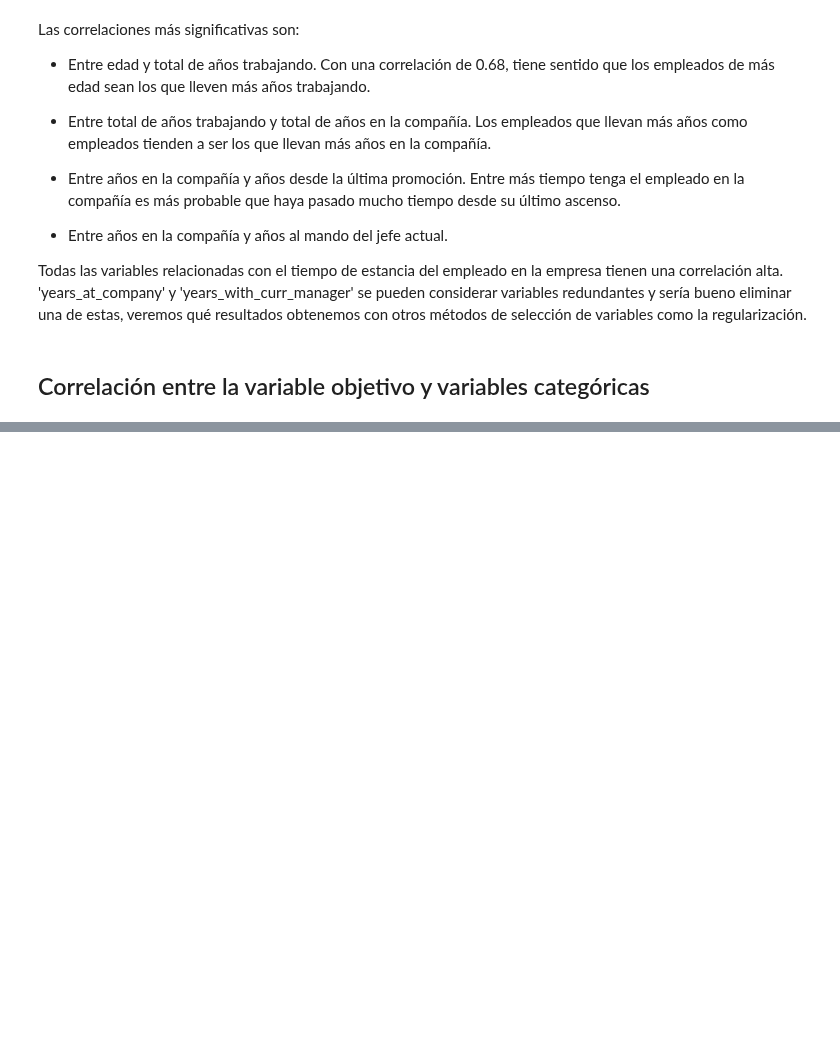
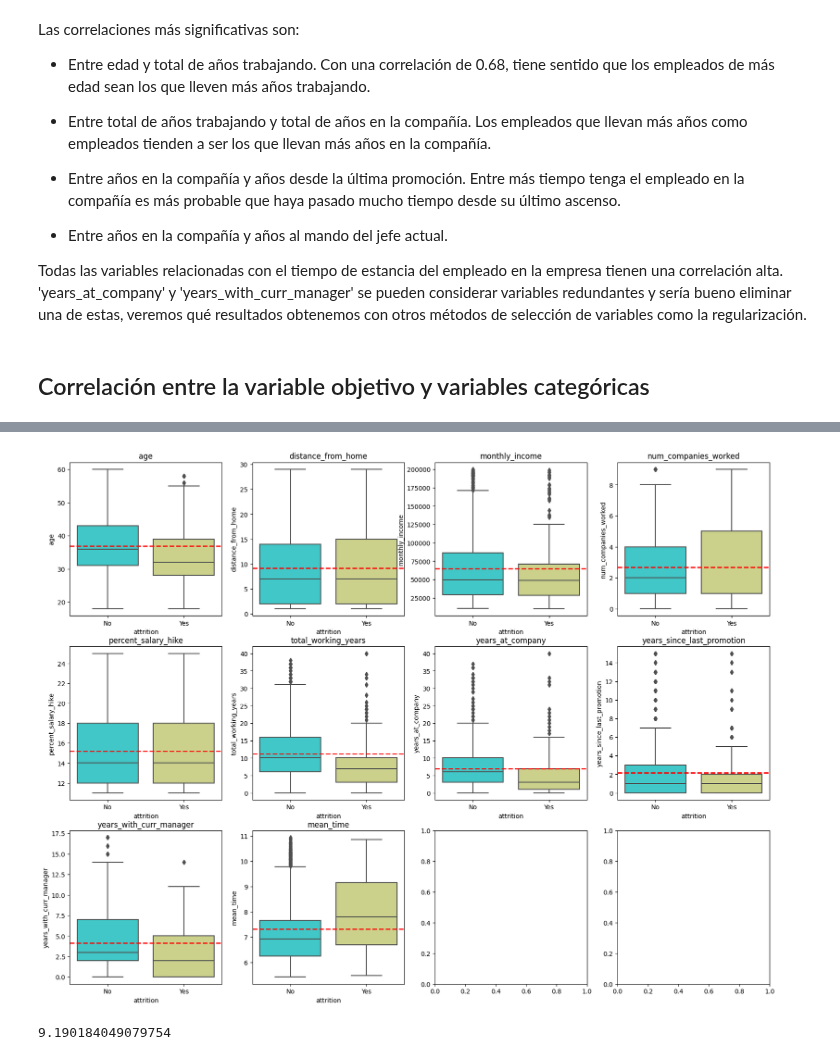
Before and after one commit to AlexanderBedoyaC/pediccion_abandono_empleo, a Jupyter notebook: 5. Alex - Análisis de correlación.ipynb, the cells around one changed output, grey strips where cells are left out. Cells and saved outputs as stored; diff of their text form; code cells hidden in the pictures; blank space fills up the shorter version.

```diff
--- a/5. Alex - Análisis de correlación.ipynb
+++ b/5. Alex - Análisis de correlación.ipynb
@@ -95,0 +152,37 @@ def corr_cat(df, var1, var2):
+# %%
+fig = make_subplots(
+    rows=4, cols=3,
+    specs=[[{"type": "box"}, {"type": "box"}, {"type": "box"}],
+           [{"type": "box"}, {"type": "box"}, {"type": "box"}],
+           [{"type": "box"}, {"type": "box"}, {"type": "box"}],
+           [{"type": "box"}, {"type": "box"}, {"type": "box"}]]
+)
+
+rows = [1,1,1,2,2,2,3,3,3,4,4,4]
+cols = [1,2,3,1,2,3,1,2,3,1,2,3]
+
+for i in range(len(df_numericas.columns)):
+
+    fig.add_trace(go.Box(x=df["attrition"], y = df_numericas.iloc[:,i], name=df_numericas.columns[i]),
+                  row=rows[i], col=cols[i])
+
+fig.update_layout(height=900, showlegend=True)
+fig.show()
+# %%
+fig, axs = plt.subplots(3, 4, figsize=(20, 15))
+
+rows = [0,0,0,0,1,1,1,1,2,2,2,2,]
+cols = [0,1,2,3,0,1,2,3,0,1,2,3]
+variables = df_numericas.columns
+
+for i in range(len(variables)):
+
+    sns.boxplot(x = 'attrition', y = variables[i], data = df, palette='rainbow', ax=axs[rows[i], cols[i]])
+    axs[rows[i], cols[i]].set_title(variables[i])
+    axs[rows[i], cols[i]].axhline(df[variables[i]].mean(), color='r',linestyle='dashed',linewidth=2)
+# %% [output]
+[figure, added]
+# %%
+df_numericas.iloc[:,1].mean()
+# %% [output]
+9.190184049079754
```
Also changed, not shown: parts of 13 cells of this notebook, 4 other files.
